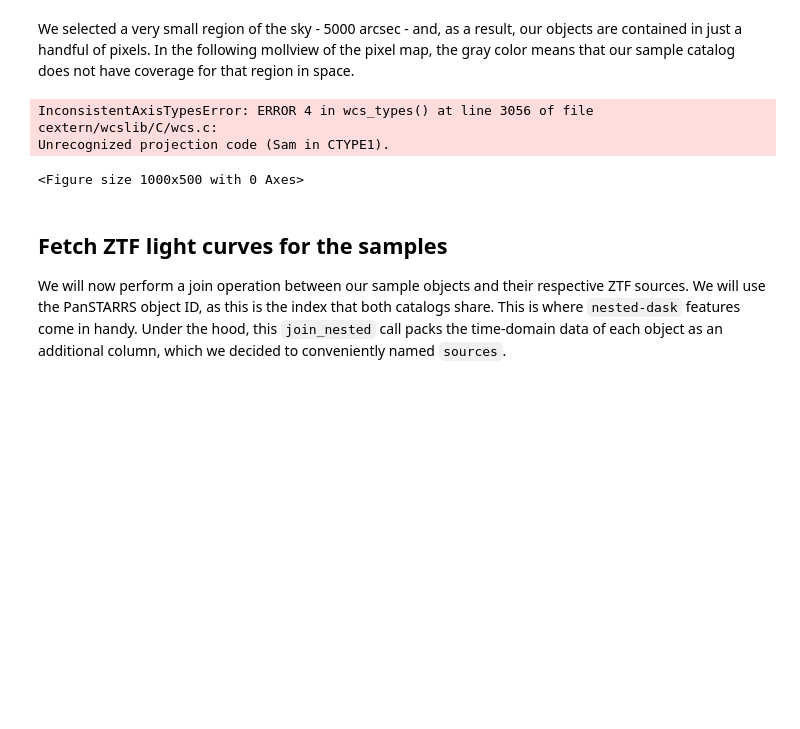
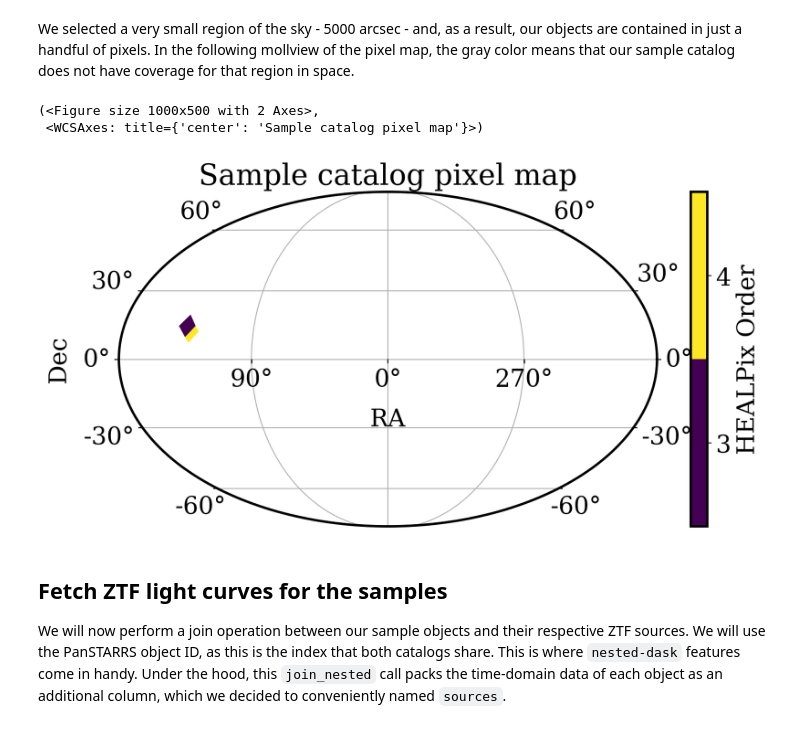
Before and after one commit to lincc-frameworks/LSDB-HATS-Midpoint-Review, a Jupyter notebook: Notebook_2_Basic_Time_Domain.ipynb, the cells around one changed output. Saved outputs shown, nothing was run; the diff lists cells and outputs as text; code cells hidden in the pictures; blank space fills up the shorter version.

```diff
--- a/Notebook_2_Basic_Time_Domain.ipynb
+++ b/Notebook_2_Basic_Time_Domain.ipynb
@@ -125,11 +125,11 @@ Number of objects in crossmatch: 36717
 # %% [markdown]
 We selected a very small region of the sky - 5000 arcsec - and, as a result, our objects are contained in just a handful of pixels. In the following mollview of the pixel map, the gray color means that our sample catalog does not have coverage for that region in space.
 # %%
-_sample.plot_pixels("Sample catalog pixel map")
+_sample.plot_pixels(plot_title="Sample catalog pixel map")
 # %% [output]
-InconsistentAxisTypesError: ERROR 4 in wcs_types() at line 3056 of file cextern/wcslib/C/wcs.c:
-Unrecognized projection code (Sam in CTYPE1).
+(<Figure size 1000x500 with 2 Axes>,
+ <WCSAxes: title={'center': 'Sample catalog pixel map'}>)
-<Figure size 1000x500 with 0 Axes>
+[figure, added]
 # %% [markdown]
 ## Fetch ZTF light curves for the samples
 
```
Also changed, not shown: parts of 11 cells of this notebook.
